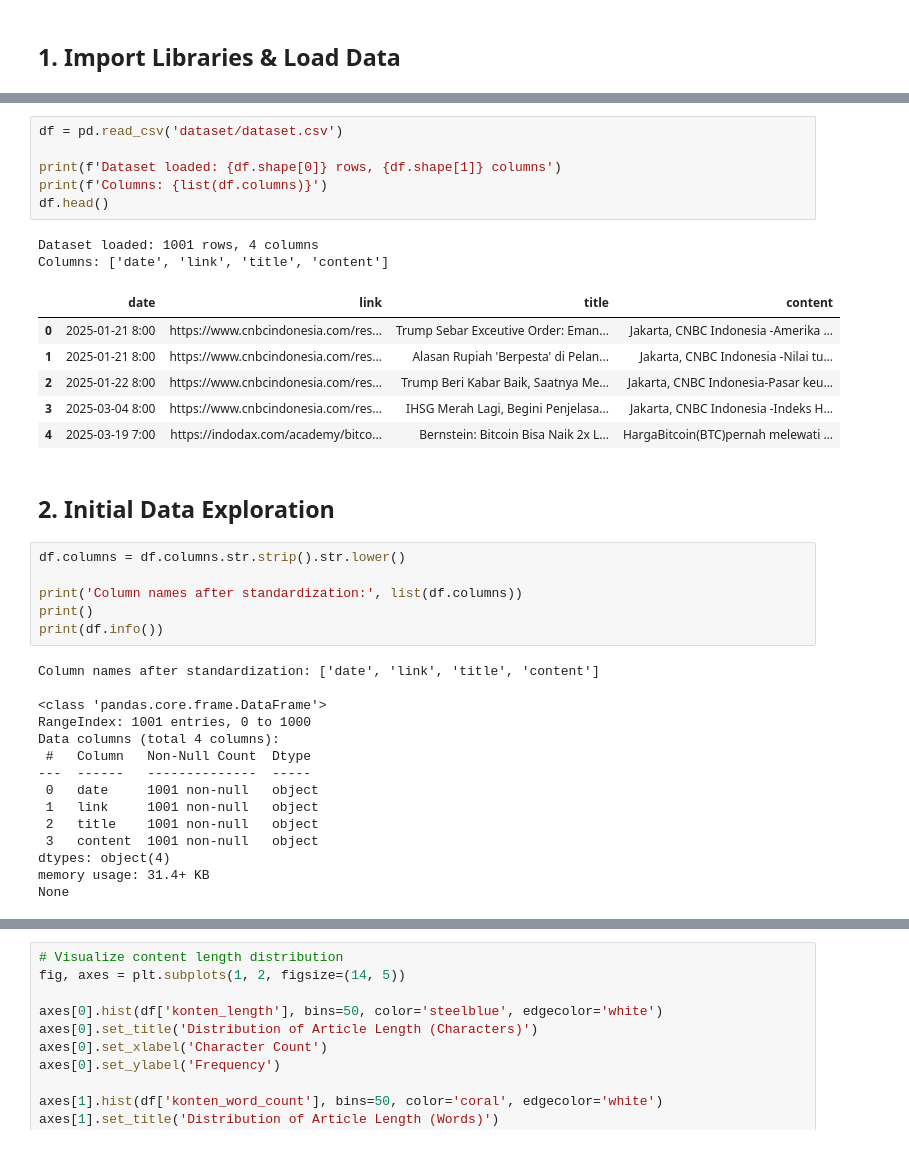
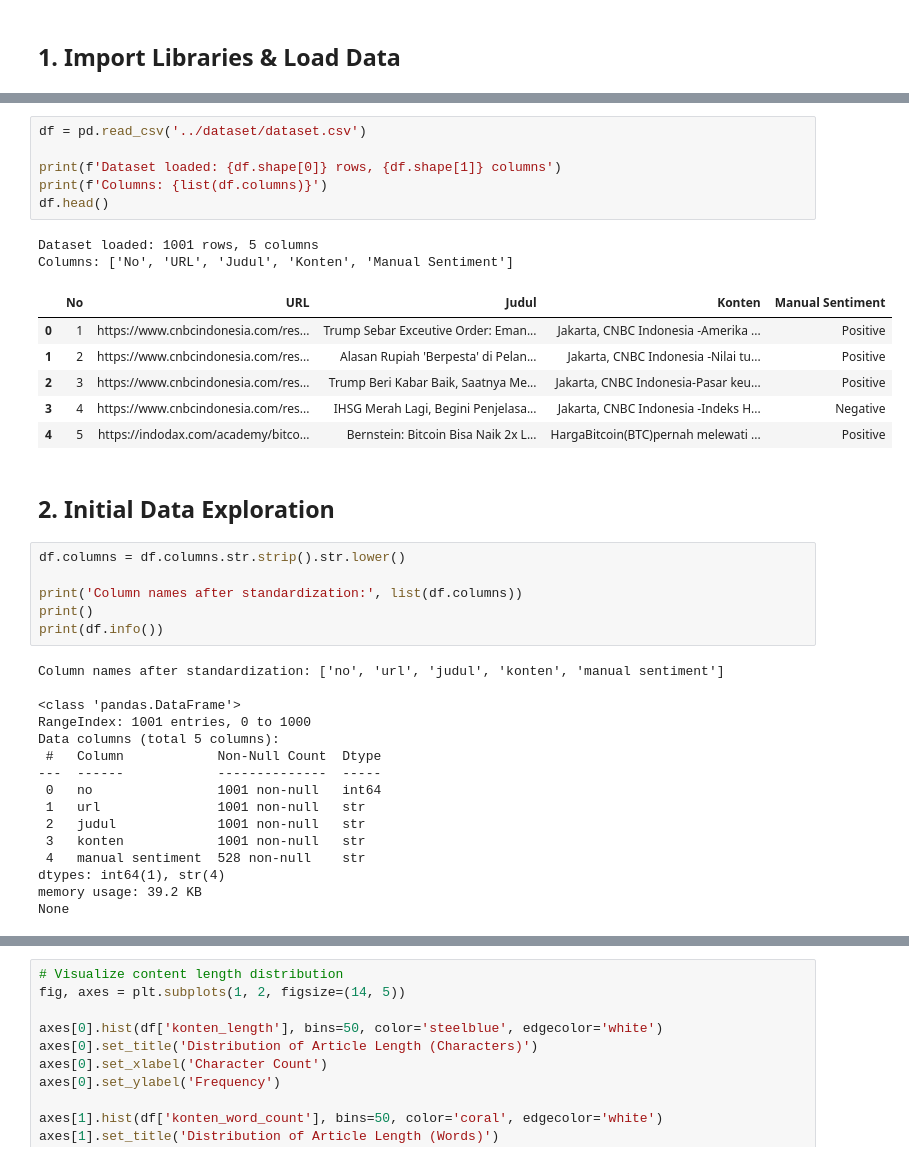
Before and after one commit to chiisana-riryi/kelompok-7-pba, a Jupyter notebook: week5/preprocessing.ipynb, the cells around one changed output, grey strips where cells are left out. Saved outputs shown, nothing was run; the diff lists cells and outputs as text.

```diff
--- a/week5/preprocessing.ipynb
+++ b/week5/preprocessing.ipynb
@@ -69,18 +81,18 @@ KeyboardInterrupt:
 # %%
-df = pd.read_csv('dataset/dataset.csv')
+df = pd.read_csv('../dataset/dataset.csv')
 
 print(f'Dataset loaded: {df.shape[0]} rows, {df.shape[1]} columns')
 print(f'Columns: {list(df.columns)}')
 df.head()
 # %% [output]
-Dataset loaded: 1001 rows, 4 columns
-Columns: ['date', 'link', 'title', 'content']
+Dataset loaded: 1001 rows, 5 columns
+Columns: ['No', 'URL', 'Judul', 'Konten', 'Manual Sentiment']
-|  | date | link | title | content |
-| 0 | 2025-01-21 8:00 | https://www.cnbcindonesia.com/res... | Trump Sebar Exceutive Order: Eman... | Jakarta, CNBC Indonesia -Amerika ... |
-| 1 | 2025-01-21 8:00 | https://www.cnbcindonesia.com/res... | Alasan Rupiah 'Berpesta' di Pelan... | Jakarta, CNBC Indonesia -Nilai tu... |
-| 2 | 2025-01-22 8:00 | https://www.cnbcindonesia.com/res... | Trump Beri Kabar Baik, Saatnya Me... | Jakarta, CNBC Indonesia-Pasar keu... |
-| 3 | 2025-03-04 8:00 | https://www.cnbcindonesia.com/res... | IHSG Merah Lagi, Begini Penjelasa... | Jakarta, CNBC Indonesia -Indeks H... |
-| 4 | 2025-03-19 7:00 | https://indodax.com/academy/bitco... | Bernstein: Bitcoin Bisa Naik 2x L... | HargaBitcoin(BTC)pernah melewati ... |
+|  | No | URL | Judul | Konten | Manual Sentiment |
+| 0 | 1 | https://www.cnbcindonesia.com/res... | Trump Sebar Exceutive Order: Eman... | Jakarta, CNBC Indonesia -Amerika ... | Positive |
+| 1 | 2 | https://www.cnbcindonesia.com/res... | Alasan Rupiah 'Berpesta' di Pelan... | Jakarta, CNBC Indonesia -Nilai tu... | Positive |
+| 2 | 3 | https://www.cnbcindonesia.com/res... | Trump Beri Kabar Baik, Saatnya Me... | Jakarta, CNBC Indonesia-Pasar keu... | Positive |
+| 3 | 4 | https://www.cnbcindonesia.com/res... | IHSG Merah Lagi, Begini Penjelasa... | Jakarta, CNBC Indonesia -Indeks H... | Negative |
+| 4 | 5 | https://indodax.com/academy/bitco... | Bernstein: Bitcoin Bisa Naik 2x L... | HargaBitcoin(BTC)pernah melewati ... | Positive |
 # %% [markdown]
 ## 2. Initial Data Exploration
 # %%
@@ -90,19 +102,20 @@ print('Column names after standardization:', list(df.columns))
 print()
 print(df.info())
 # %% [output]
-Column names after standardization: ['date', 'link', 'title', 'content']
+Column names after standardization: ['no', 'url', 'judul', 'konten', 'manual sentiment']
 
-<class 'pandas.core.frame.DataFrame'>
+<class 'pandas.DataFrame'>
 RangeIndex: 1001 entries, 0 to 1000
-Data columns (total 4 columns):
- #   Column   Non-Null Count  Dtype
----  ------   --------------  -----
- 0   date     1001 non-null   object
- 1   link     1001 non-null   object
- 2   title    1001 non-null   object
- 3   content  1001 non-null   object
-dtypes: object(4)
-memory usage: 31.4+ KB
+Data columns (total 5 columns):
+ #   Column            Non-Null Count  Dtype
+---  ------            --------------  -----
+ 0   no                1001 non-null   int64
+ 1   url               1001 non-null   str
+ 2   judul             1001 non-null   str
+ 3   konten            1001 non-null   str
+ 4   manual sentiment  528 non-null    str
+dtypes: int64(1), str(4)
+memory usage: 39.2 KB
 None
 # %%
 # Basic statistics
```
Also changed, not shown: parts of 15 cells of this notebook, 4 other files.
